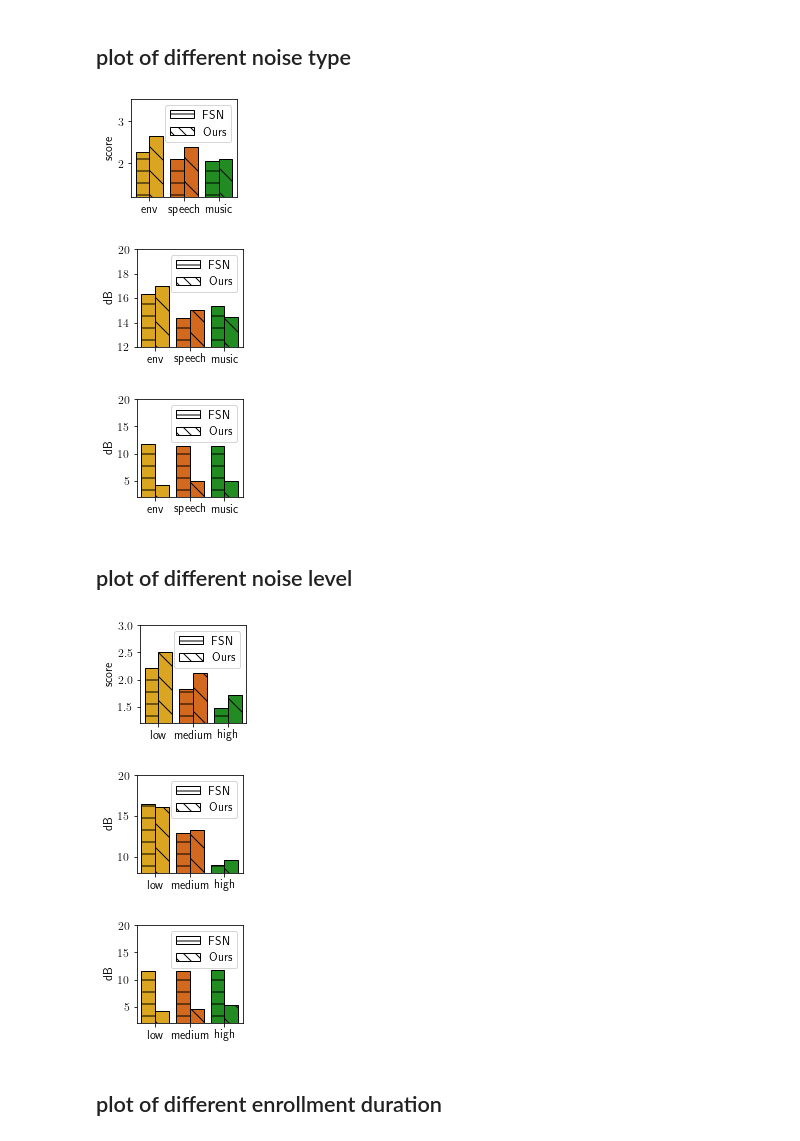
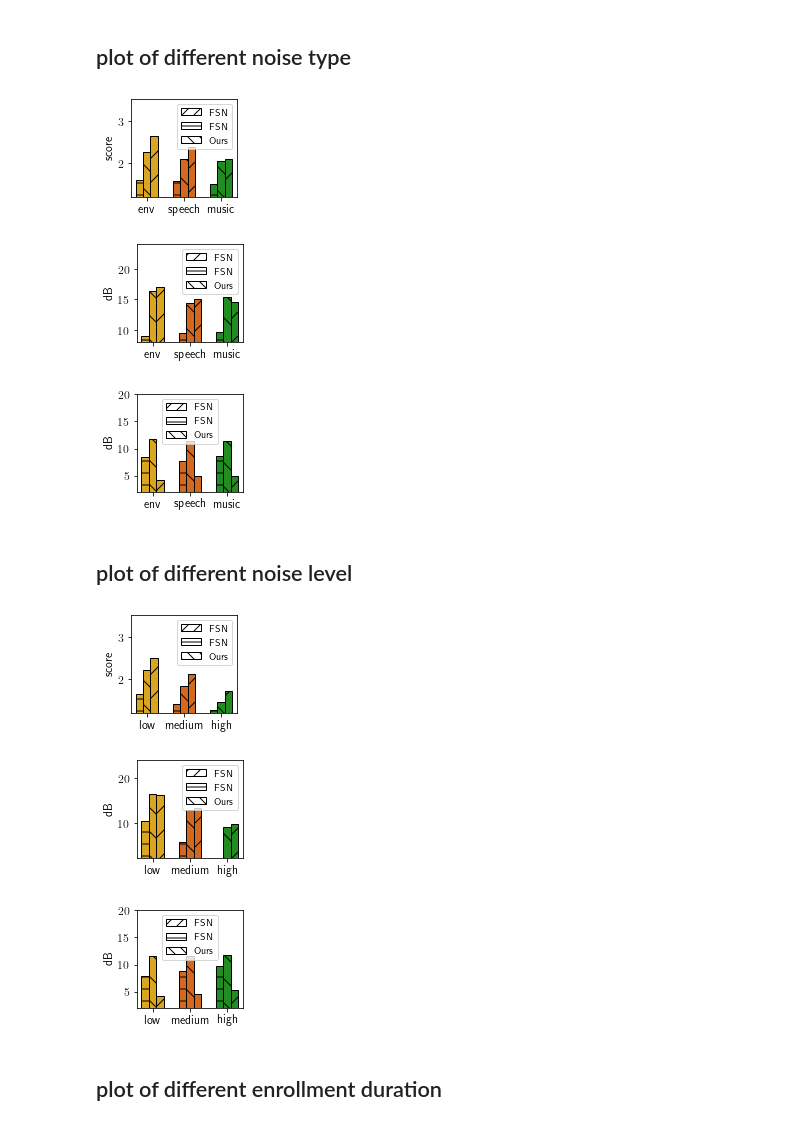
Before and after one commit to lixinghe1999/audioproject, a Jupyter notebook: enhancement/plot/plot.ipynb, the cells around one changed output. Drawn from its saved outputs; the diff is of its cells as text; code cells hidden in the pictures.

```diff
--- a/enhancement/plot/plot.ipynb
+++ b/enhancement/plot/plot.ipynb
@@ -14,58 +14,63 @@ import os
 vibvoice = [[ 2.6305507,  17.00351971,  4.19206356], [ 2.3876055,  15.00496573, 4.8847481], [ 2.08928563, 14.48966446,  5.04840044]]
 fullsubnet = [[ 2.25790361, 16.37513875, 11.77008867], [ 2.0919082, 14.38179343, 11.46691117],
          [ 2.05780501, 15.33207662, 11.37122445]]
-
+seanet = [[1.61184767, 8.93831405, 8.46797485], [1.59143934, 9.46293924, 7.78994218], [1.51940798, 9.63370319, 8.60993488]]
 names = ['env', 'speech', 'music']
 colors = ['goldenrod', 'chocolate', 'forestgreen']
-y_lims = [[1.2, 3.5], [12, 20], [2, 20]]
+y_lims = [[1.2, 3.5], [8, 24], [2, 20]]
 labels = ['score', 'dB', 'dB']
 for j in range(3):
     plt.figure(figsize=(2, 2))
     plt.subplots_adjust(left=0.25, bottom=0.2, right=0.99)
     for i in range(len(names)):
-        plt.bar(i, fullsubnet[i][j], color=colors[i], edgecolor='black', width=0.4, hatch='-')
-        plt.bar(i + 0.4, vibvoice[i][j], color=colors[i], edgecolor='black', width=0.4, hatch='\\')
+        plt.bar(i, seanet[i][j], color=colors[i], edgecolor='black', width=0.2, hatch='-')
+        plt.bar(i + 0.2, fullsubnet[i][j], color=colors[i], edgecolor='black', width=0.2, hatch='\\')
+        plt.bar(i + 0.4, vibvoice[i][j], color=colors[i], edgecolor='black', width=0.2, hatch='/')
     plt.ylim(y_lims[j])
     plt.ylabel(labels[j])
     plt.xticks([0.2, 1.2, 2.2], names)
     fullsubnet_patch = mpatches.Patch(edgecolor='black', facecolor='white', hatch='--', label='FSN')
+    seanet_patch = mpatches.Patch(edgecolor='black', facecolor='white', hatch='//', label='FSN')
     vibvoice_patch = mpatches.Patch(edgecolor='black', facecolor='white', hatch='\\\\', label='Ours')
-    plt.legend(handles=[fullsubnet_patch, vibvoice_patch])
+    plt.legend(handles=[seanet_patch, fullsubnet_patch, vibvoice_patch], prop={'size': 10})
     plt.savefig('noise_type_' + str(j) + '.pdf', dpi=300)
     plt.show()
 # %% [output]
-[figure, old version]
+[figure, new version]
-[figure, old version]
+[figure, new version]
-[figure, old version]
+[figure, new version]
 # %% [markdown]
   ## plot of different noise level
 # %%
 vibvoice = [[ 2.50307816, 16.13636698,  4.23127691], [ 2.11330643, 13.28623637 , 4.54535452],
             [1.71765083, 9.58321423, 5.34104933]]
 fullsubnet = [[ 2.2166112,  16.46317258, 11.51904089], [ 1.83561012, 12.92231262, 11.5416647 ],
          [ 1.47028308, 9.05131292, 11.72681436]]
+seanet = [[ 1.64948196, 10.35486651,  7.9550005 ], [1.41723649, 5.65593982, 8.77626169], [1.27931496, 0.71290447, 9.82014585]]
 names = ['low', 'medium', 'high']
 colors = ['goldenrod', 'chocolate', 'forestgreen']
-y_lims = [[1.2, 3], [8, 20], [2, 20]]
+y_lims =  [[1.2, 3.5], [2, 24], [2, 20]]
 labels = ['score', 'dB', 'dB']
 for j in range(3):
     plt.figure(figsize=(2, 2))
     plt.subplots_adjust(left=0.25, bottom=0.2, right=0.99)
     for i in range(len(names)):
-        plt.bar(i, fullsubnet[i][j], color=colors[i], edgecolor='black', width=0.4, hatch='-')
-        plt.bar(i + 0.4, vibvoice[i][j], color=colors[i], edgecolor='black', width=0.4, hatch='\\')
+        plt.bar(i, seanet[i][j], color=colors[i], edgecolor='black', width=0.2, hatch='-')
+        plt.bar(i + 0.2, fullsubnet[i][j], color=colors[i], edgecolor='black', width=0.2, hatch='\\')
+        plt.bar(i + 0.4, vibvoice[i][j], color=colors[i], edgecolor='black', width=0.2, hatch='/')
     plt.ylim(y_lims[j])
     plt.ylabel(labels[j])
     plt.xticks([0.2, 1.2, 2.2], names)
     fullsubnet_patch = mpatches.Patch(edgecolor='black', facecolor='white', hatch='--', label='FSN')
+    seanet_patch = mpatches.Patch(edgecolor='black', facecolor='white', hatch='//', label='FSN')
     vibvoice_patch = mpatches.Patch(edgecolor='black', facecolor='white', hatch='\\\\', label='Ours')
-    plt.legend(handles=[fullsubnet_patch, vibvoice_patch])
+    plt.legend(handles=[seanet_patch, fullsubnet_patch, vibvoice_patch], prop={'size': 10})
     plt.savefig('noise_level_' + str(j) + '.pdf', dpi=300)
     plt.show()
 # %% [output]
-[figure, old version]
+[figure, new version]
-[figure, old version]
+[figure, new version]
-[figure, old version]
+[figure, new version]
 # %% [markdown]
 ## plot of different enrollment duration
 # %%
```
Also changed, not shown: parts of 3 cells of this notebook, 1 other file.
